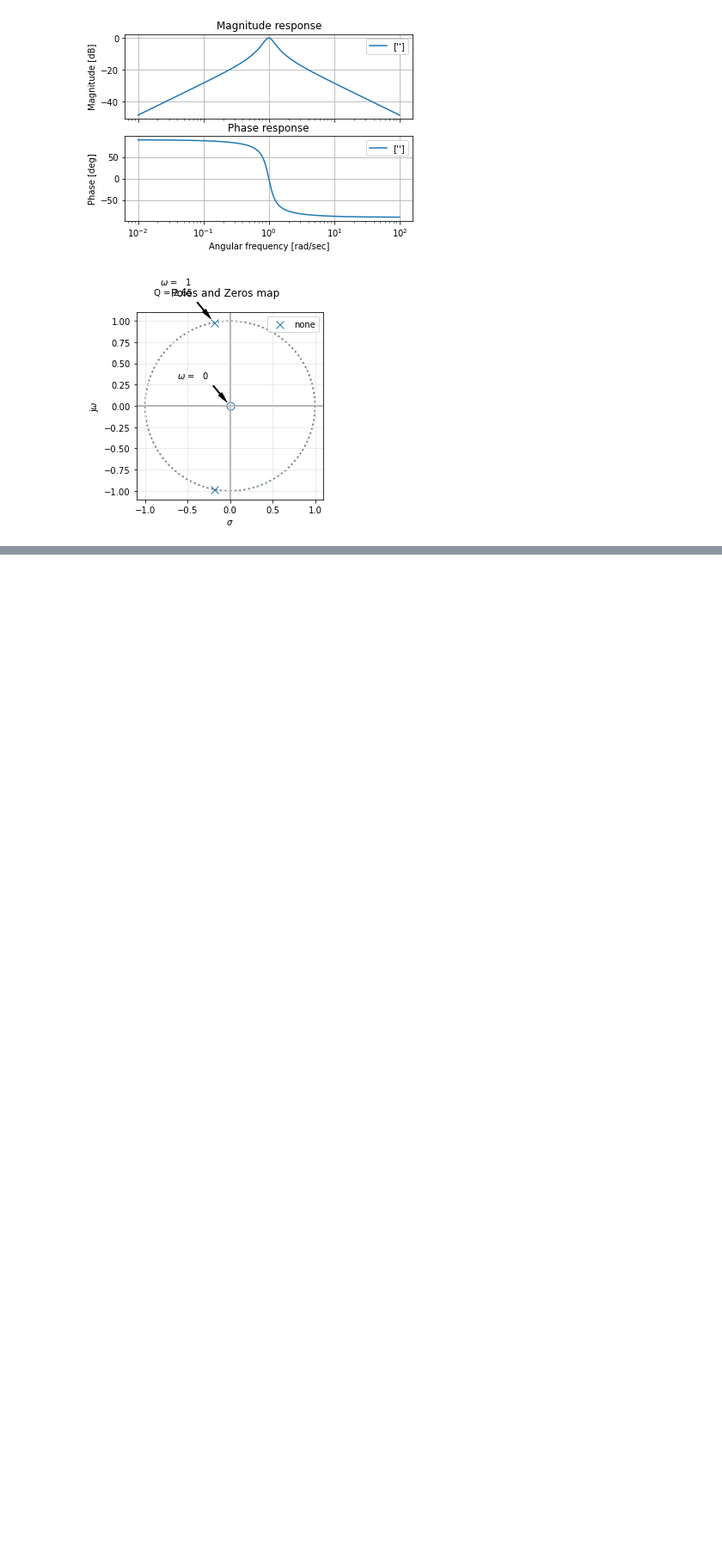
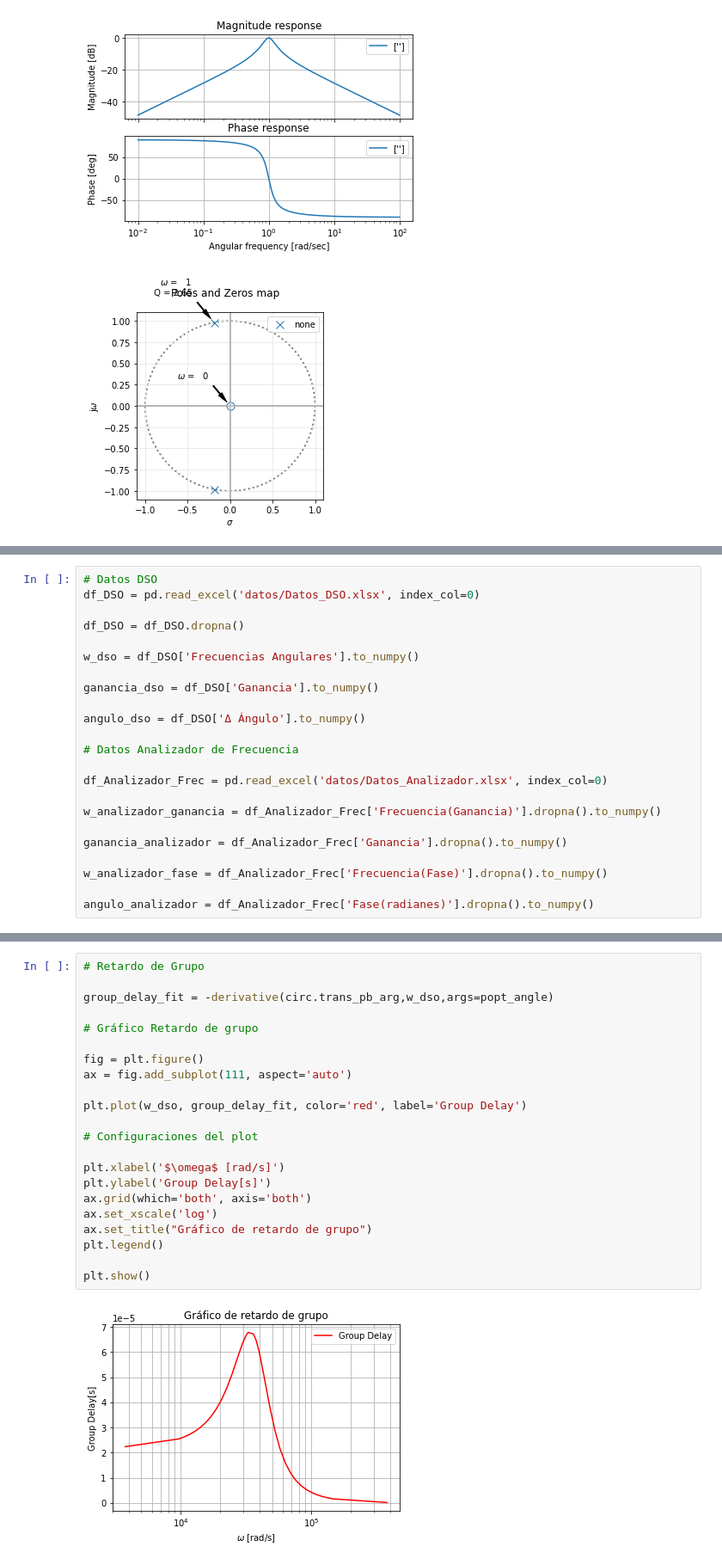
Before and after one commit to brunoricciotti/TC2, a Jupyter notebook: TPS/TPL1/TPL1.ipynb, the cells around one changed output, grey strips where cells are left out. Shown: that part at 86% size. Cells and saved outputs as stored; diff of their text form; blank space fills up the shorter version.

```diff
--- a/TPS/TPL1/TPL1.ipynb
+++ b/TPS/TPL1/TPL1.ipynb
@@ -157,0 +204,23 @@ Utilizando las funciones del osciloscopio podiamos ver la ganancia de la señal
+# %%
+# Datos DSO
+df_DSO = pd.read_excel('datos/Datos_DSO.xlsx', index_col=0)
+
+df_DSO = df_DSO.dropna()
+
+w_dso = df_DSO['Frecuencias Angulares'].to_numpy()
+
+ganancia_dso = df_DSO['Ganancia'].to_numpy()
+
+angulo_dso = df_DSO['Δ Ángulo'].to_numpy()
+
+# Datos Analizador de Frecuencia
+
+df_Analizador_Frec = pd.read_excel('datos/Datos_Analizador.xlsx', index_col=0)
+
+w_analizador_ganancia = df_Analizador_Frec['Frecuencia(Ganancia)'].dropna().to_numpy()
+
+ganancia_analizador = df_Analizador_Frec['Ganancia'].dropna().to_numpy()
+
+w_analizador_fase = df_Analizador_Frec['Frecuencia(Fase)'].dropna().to_numpy()
+
+angulo_analizador = df_Analizador_Frec['Fase(radianes)'].dropna().to_numpy()
@@ -157,0 +348,24 @@ Utilizando las funciones del osciloscopio podiamos ver la ganancia de la señal
+# %%
+# Retardo de Grupo
+
+group_delay_fit = -derivative(circ.trans_pb_arg,w_dso,args=popt_angle)
+
+# Gráfico Retardo de grupo
+
+fig = plt.figure()
+ax = fig.add_subplot(111, aspect='auto')
+
+plt.plot(w_dso, group_delay_fit, color='red', label='Group Delay')
+
+# Configuraciones del plot
+
+plt.xlabel('$\omega$ [rad/s]')
+plt.ylabel('Group Delay[s]')
+ax.grid(which='both', axis='both')
+ax.set_xscale('log')
+ax.set_title("Gráfico de retardo de grupo")
+plt.legend()
+
+plt.show()
+# %% [output]
+[figure, added]
```
Also changed, not shown: parts of 17 cells of this notebook, 2 other files.
